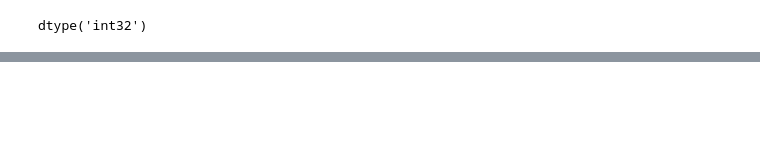
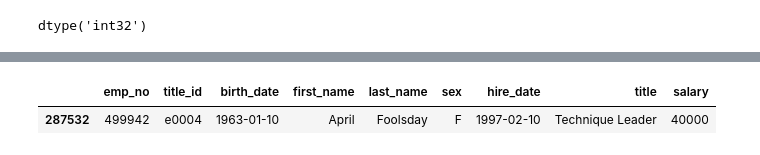
Before and after one commit to Jbullis29/sql-challenge, a Jupyter notebook: Pewlett_python.ipynb, the cells around one changed output, grey strips where cells are left out. Saved outputs shown, nothing was run; the diff lists cells and outputs as text; code cells hidden in the pictures; blank space fills up the shorter version.

```diff
--- a/Pewlett_python.ipynb
+++ b/Pewlett_python.ipynb
@@ -136,0 +163,7 @@ plt.title('Employees Average Salary Per Department');
+# %%
+# My boss told me to look at my emp_no. The datas def fake but.....He def had me fooled
+my_salary = titles_salaries[titles_salaries['emp_no'] == 499942]
+my_salary
+# %% [output]
+|  | emp_no | title_id | birth_date | first_name | last_name | sex | hire_date | title | salary |
+| 287532 | 499942 | e0004 | 1963-01-10 | April | Foolsday | F | 1997-02-10 | Technique Leader | 40000 |
```
Also changed, not shown: parts of 21 cells of this notebook, 3 other files.
